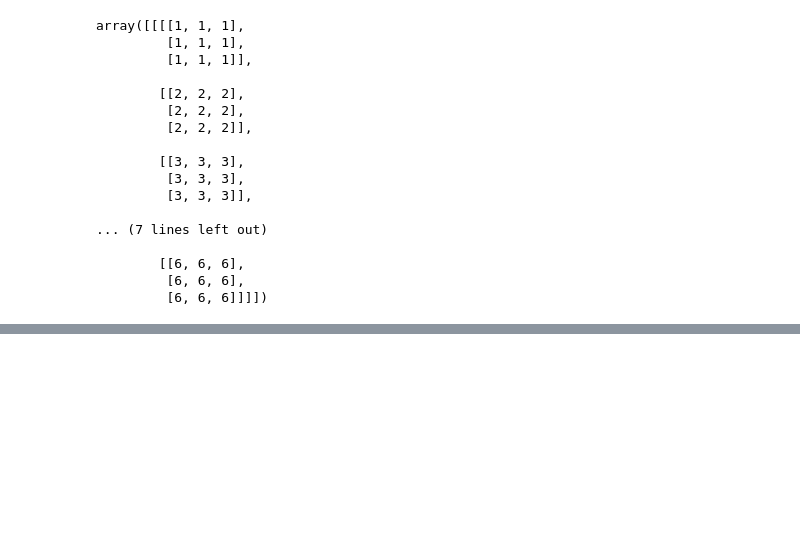
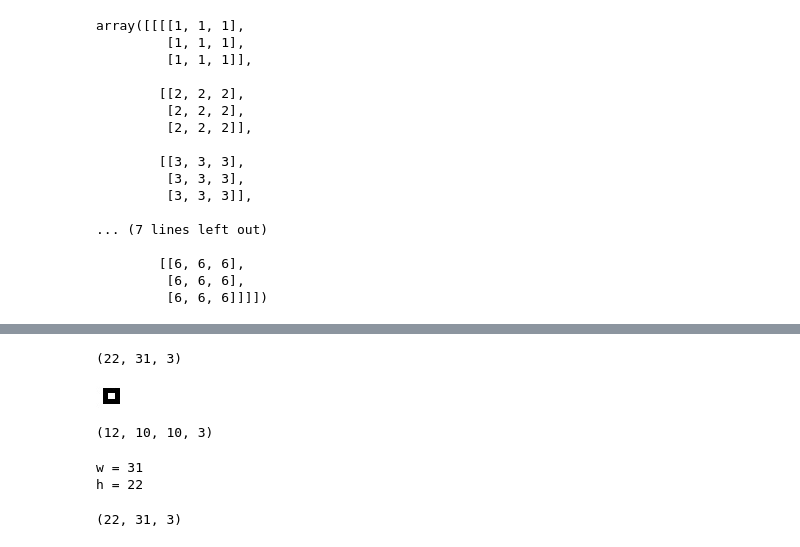
Before and after one commit to zzo30802/3rd-ML100Days, a Jupyter notebook: homework/Test.ipynb, the cells around one changed output, grey strips where cells are left out. Cells and saved outputs as stored; diff of their text form; code cells hidden in the pictures; blank space fills up the shorter version.

```diff
--- a/homework/Test.ipynb
+++ b/homework/Test.ipynb
@@ -605,3 +605,7 @@ array([[[[1, 1, 1],
 # %%
 a = [1,2,3,4,5,6,7,8,9]
 b = np.array(a)
+# %%
+from PIL import Image, ImageDraw
+import numpy as np
+image = Image.open('456.jpg')
@@ -607,0 +646,4 @@ b = np.array(a)
+# %%
+w,h = image.size
+print(f'w = {w}')
+print(f'h = {h}')
@@ -607,0 +702,3 @@ b = np.array(a)
+# %%
+a = ave_filtering(image, 10)
+type(a)
@@ -607,0 +719,13 @@ b = np.array(a)
+# %%
+a.shape
+# %% [output]
+(22, 31, 3)
+# %%
+Image.fromarray(a, 'RGB')
+# %% [output]
+[figure, added]
+# %%
+b = np.array(a)
+b.shape
+# %% [output]
+(12, 10, 10, 3)
@@ -607,0 +734,7 @@ b = np.array(a)
+# %%
+w,h = image.size
+print(f'w = {w}')
+print(f'h = {h}')
+# %% [output]
+w = 31
+h = 22
@@ -607,0 +747,4 @@ b = np.array(a)
+# %%
+image_array.shape
+# %% [output]
+(22, 31, 3)
```
Also changed, not shown: parts of 36 cells of this notebook.
